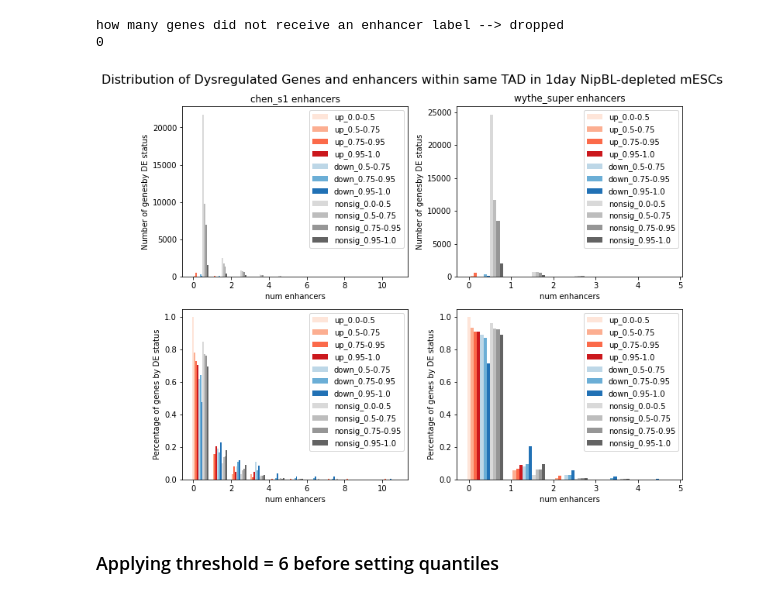
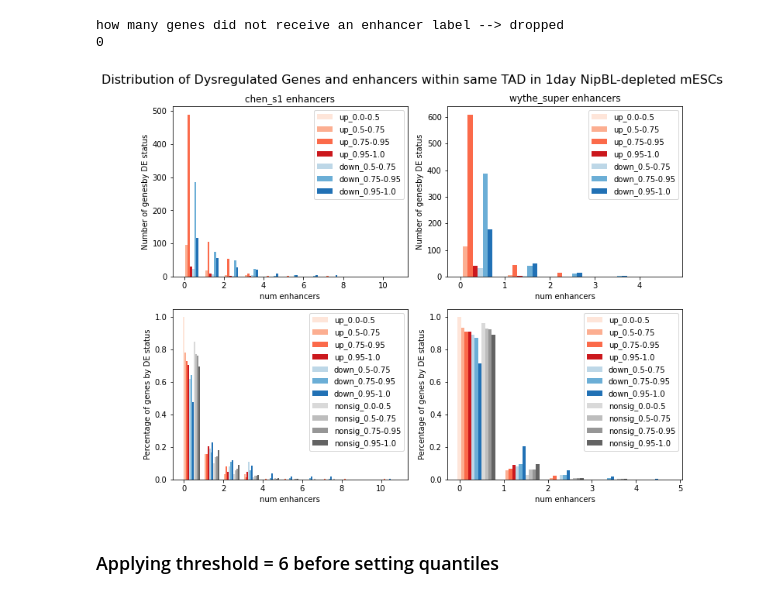
Before and after one commit to Bozhie/transcription_3Dfolding, a Jupyter notebook: transcription_3dfolding/transcription_data_analysis/feature_histograms/20221029_expression_threshold.ipynb, the cells around one changed output. Drawn from its saved outputs; the diff is of its cells as text; code cells hidden in the pictures.

Commit message:
feature histograms refactored, cleaned

```diff
--- a/transcription_3dfolding/transcription_data_analysis/feature_histograms/20221029_expression_threshold.ipynb
+++ b/transcription_3dfolding/transcription_data_analysis/feature_histograms/20221029_expression_threshold.ipynb
@@ -184,10 +42,14 @@ def load_tss_df(gtf=default_mm10_gtf,
 # %%
+project_folder = ('/project/fudenber_735/collaborations/' +
+                   'karissa_2022/20220812_EA18-1_RNAseq-Analysis_forGeoff/'
+                  )
+
 # Getting average counts for all three counts datasets
-day1_res_df = load_tss_df(
-                counts_tables={'raw_counts_name' : default_project+'20220816_featureCounts.csv',
-                               'counts' : default_project+'20220816_featureCounts.csv',
-                                'norm_counts' : default_project+'EA18.1_ESC_1d-depletion_DESeq2/20220817_EA18-1_ESC-1d_sf-normalized.csv',
-                                'vst_counts' : default_project+'EA18.1_ESC_1d-depletion_DESeq2/20220817_EA18-1_ESC-1d_sf-normalized_vst-transformed.csv',
+day1_res_df = flt.load_tss_df(
+                counts_tables={'raw_counts_name' : project_folder+'20220816_featureCounts.csv',
+                               'counts' : project_folder+'20220816_featureCounts.csv',
+                                'norm_counts' : project_folder+'EA18.1_ESC_1d-depletion_DESeq2/20220817_EA18-1_ESC-1d_sf-normalized.csv',
+                                'vst_counts' : project_folder+'EA18.1_ESC_1d-depletion_DESeq2/20220817_EA18-1_ESC-1d_sf-normalized_vst-transformed.csv',
                               },
                 counts_usage={'raw_counts_name' : 'append_name',
                               'counts' : 'wt_avg',
@@ -365,38 +201,49 @@ category_colormap_big = {'up_0.0-0.5' : '#fee5d9',
                          'nonsig_0.75-0.95' : '#969696',
                          'nonsig_0.95-1.0' : '#636363'
                         }
+
+category_colormap_DE = {'up_0.0-0.5' : '#fee5d9',
+                         'up_0.5-0.75' : '#fcae91',
+                         'up_0.75-0.95' : '#fb6a4a',
+                         'up_0.95-1.0' : '#cb181d',
+
+                         'down_0.0-0.5' : '#deebf7',
+                         'down_0.5-0.75' : '#bdd7e7',
+                         'down_0.75-0.95' : '#6baed6',
+                         'down_0.95-1.0' : '#2171b5'
+                        }
 # %%
 fig, axs = plt.subplots(2,2, figsize=(10, 8))
 fig.suptitle(('Distribution of Dysregulated Genes and '
              'enhancers within same TAD in 1day NipBL-depleted mESCs'),
              fontsize=16)
 
 for (enh_source, file), axi in zip(enhancers.items(), np.arange(axs.shape[0])):
 
     # Annotate number of enhancers within the tad
     df = tad_mid_df.copy()
 
     enhancer_df = flt.get_enhancer_bioframe(file)
     df['num_enhancers'] = bf.count_overlaps(df, enhancer_df)['count']
 
     pfn.group_features_by_region(df,
                                  quantiled_df,
-                                 feature_category_colors=category_colormap_big,
+                                 feature_category_colors=category_colormap_DE,
                                  plot_title='{} enhancers'.format(enh_source),
                                  ax=axs[0, axi]
                                 )
 
     pfn.distribution_features_by_region(df,
                                         quantiled_df,
                                         plot_title='',
                                         feature_category_colors=category_colormap_big,
                                         ax=axs[1, axi]
                                        )
 
 plt.tight_layout()
 plt.show()
 # %% [output]
-[figure, old version]
+[figure, new version]
 # %% [markdown]
 ### Applying threshold = 6 before setting quantiles
 # %%
```
Also changed, not shown: parts of 16 cells of this notebook, 3 other files.
